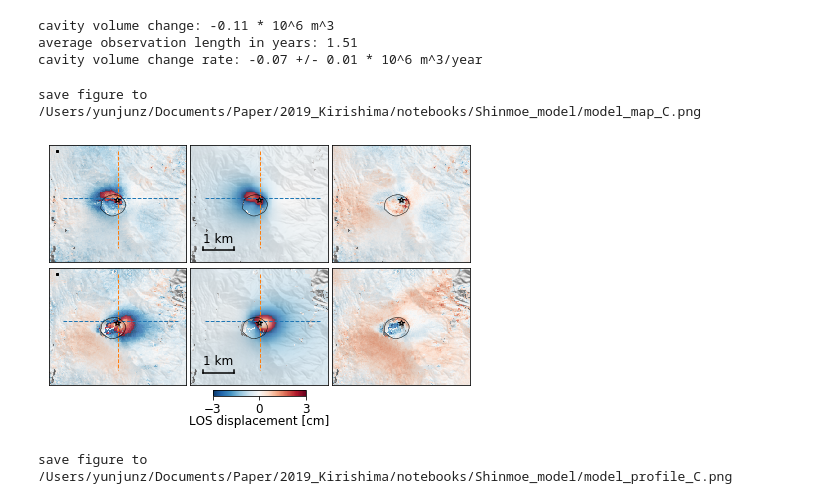
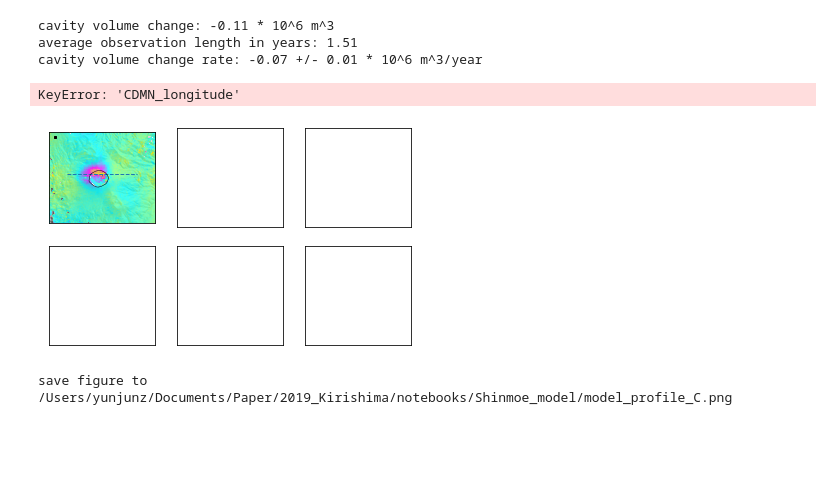
Before and after one commit to geodesymiami/2021-Kirishima, a Jupyter notebook: Fig_3_obs_vs_model.ipynb, the cells around one changed output. Saved outputs shown, nothing was run; the diff lists cells and outputs as text; code cells hidden in the pictures; blank space fills up the shorter version.

Commit message:
Fig_3 - update colors

```diff
--- a/Fig_3_obs_vs_model.ipynb
+++ b/Fig_3_obs_vs_model.ipynb
@@ -282,7 +280,7 @@ save figure to file /Users/yunjunz/Documents/Paper/2019_Kirishima/figs_src/obs_v
 # inversion model
 
 model_names = ['C', 'Y', 'T'] #, 'N', 'M']
-inv_dir_base = os.path.expanduser('~/insarlab/Kirishima/Model/Shinmoe2008post')
+inv_dir_base = os.path.expanduser('~/data/Kirishima/Model/Shinmoe2008post')
 inv_dirs = [os.path.join(inv_dir_base, 'invert_1_2_{}'.format(i)) for i in model_names]
 
 # run load_gbis.py
@@ -312,7 +310,7 @@ load_gbis.py /Users/yunjunz/insarlab/Kirishima/Model/Shinmoe_2008/invert_1_2_T/i
 # %%
 # prepare view.py command line
 opt = ' --noverbose --notitle --nocbar --notick --ref-size 2 --fontsize 12 ' #--notick
-opt += ' -u cm --wrap --wrap-range -3 3 -c RdBu_r '
+opt += ' -u cm --wrap --wrap-range -3 3 -c cmy '
 opt += ' --sub-lat 31.892 31.932 --sub-lon 130.861 130.908 '
 opt += ' --scalebar 0.3 0.2 0.1 --scalebar-pad 0.1 '
 opt += ' --dem {} --dem-nocontour --shade-az 45 '.format(dem_file)
@@ -332,7 +330,7 @@ for i in range(len(axs)):
     im, cbar = view.plot_slice(ax, d_v, atr, inps)[2:4]
 
     # plot profile location
-    [[y0,x0], [y1,x1]] = profile_hz
+    [[y0,x0], [y1,x1]] = profiles[0]
     ax.plot([x0,x1], [y0,y1], '--', lw=1, c=pp.mplColors[i%2])
 
     # plot the ring of the crater
@@ -353,7 +351,7 @@ fig.subplots_adjust(wspace=0.05, hspace=0.03, left=0.05, right=0.95, top=0.95, b
 
 # output
 out_file = os.path.abspath('model_map_all.png')
-plt.savefig(out_file, bbox_inches='tight', transparent=True, dpi=fig_dpi)
+#plt.savefig(out_file, bbox_inches='tight', transparent=True, dpi=fig_dpi)
 print('save figure to', out_file)
 plt.show()
 # %% [output]
@@ -405,7 +403,7 @@ for i in range(len(axs)):
 
     # read transection data
     inv_file = inv_files_asc[i]
-    txn = get_data_model_transection(inv_file, profile_hz)
+    txn = get_data_model_transection(inv_file, profiles[0])
 
     # plot
     c = pp.mplColors[0]
@@ -414,7 +412,7 @@ for i in range(len(axs)):
 
     # read transection data
     inv_file = inv_files_desc[i]
-    txn = get_data_model_transection(inv_file, profile_hz)
+    txn = get_data_model_transection(inv_file, profiles[0])
 
     # plot
     c = pp.mplColors[1]
@@ -447,7 +445,7 @@ leg.legendHandles[1].set_color('black')
 
 # output
 out_file = os.path.abspath('model_profile_all.png')
-plt.savefig(out_file, bbox_inches='tight', transparent=True, dpi=fig_dpi)
+#plt.savefig(out_file, bbox_inches='tight', transparent=True, dpi=fig_dpi)
 print('save figure to', out_file)
 plt.show()
 # %% [output]
@@ -458,7 +456,7 @@ save figure to /Users/yunjunz/Documents/Paper/2019_Kirishima/figs_src/Shinmoe_mo
 # %%
 # GBIS inversion result --> HDF5 file
 # inversion model
-inv_dir = os.path.expanduser('~/insarlab/Kirishima/Model/Shinmoe2008post/invert_1_2_C')
+inv_dir = os.path.expanduser('~/data/Kirishima/Model/Shinmoe2008post/invert_1_2_C')
 model_name = inv_dir[-1]
 
 inv_files = [os.path.join(inv_dir, 'ShinmoeAlosAT424_20080929_20100520.h5'),
@@ -517,46 +515,46 @@ for i in range(len(cmd_list)):
     # prepare view.py command line
     cmd = cmd_list[i]+' -u cm -v {} {} '.format(dmin, dmax)
     cmd += ' --noverbose --notitle --nocbar --notick --ref-size 2 --fontsize 12 '
-    cmd += ' --wrap --wrap-range -3 3 -c RdBu_r '
+    cmd += ' --wrap --wrap-range -3 3 -c cmy '
     cmd += ' --sub-lat 31.892 31.932 --sub-lon 130.861 130.908 '
     cmd += ' --scalebar 0.3 0.2 0.1 --scalebar-pad 0.1 '
     cmd += ' --dem {} --dem-nocontour --shade-az 45 '.format(dem_file)
     if i in [0,2,3,5]:
         cmd += ' --noscalebar '
     if i in [1,2,4,5]:
         cmd += ' --noreference '
     # call view.py
     d_v, atr, inps = view.prep_slice(cmd)
     ax, inps, im, cbar = view.plot_slice(ax, d_v, atr, inps)
 
     # plot profile location on data/model subplots only
     if i in [0,1,3,4]:
-        [[y0,x0], [y1,x1]] = profile_hz
+        [[y0,x0], [y1,x1]] = profiles[0]
         ax.plot([x0,x1], [y0,y1], '--', lw=1, c=pp.mplColors[0])
-        [[y0,x0], [y1,x1]] = profile_up
-        ax.plot([x0,x1], [y0,y1], '--', lw=1, c=pp.mplColors[1])
+        #[[y0,x0], [y1,x1]] = profile_up
+        #ax.plot([x0,x1], [y0,y1], '--', lw=1, c=pp.mplColors[1])
 
     # plot the ring of the crater
     ax.plot(crater_lons, crater_lats, 'k-', lw=0.5)
 
     # plot optimal model location
     ax.plot(float(atr['CDMN_longitude']), float(atr['CDMN_latitude']), 'k*', fillstyle='none')
 fig.subplots_adjust(wspace=0.03, hspace=-0.1, left=0.05, right=0.95, top=0.95, bottom=0.05)
 
 # colorbar
 cax = fig.add_axes([0.4, 0.045, 0.2, 0.02])
 cbar = plt.colorbar(im, cax=cax, orientation='horizontal', ticks=[-3, 0, 3])
 cbar.ax.tick_params(labelsize=font_size)
 cbar.set_label('LOS displacement [cm]', fontsize=font_size, labelpad=-1)
 
 # output
 out_file = os.path.abspath('model_map_{}.png'.format(model_name))
-plt.savefig(out_file, bbox_inches='tight', transparent=True, dpi=fig_dpi)
+#plt.savefig(out_file, bbox_inches='tight', transparent=True, dpi=fig_dpi)
 print('save figure to', out_file)
 plt.show()
 # %% [output]
-save figure to /Users/yunjunz/Documents/Paper/2019_Kirishima/notebooks/Shinmoe_model/model_map_C.png
+KeyError: 'CDMN_longitude'
-[figure, old version]
+[figure, new version]
 # %%
 ## Figure 3 - Inversion result
 ds_names = ['data', 'model']
```
Also changed, not shown: parts of 10 cells of this notebook.
